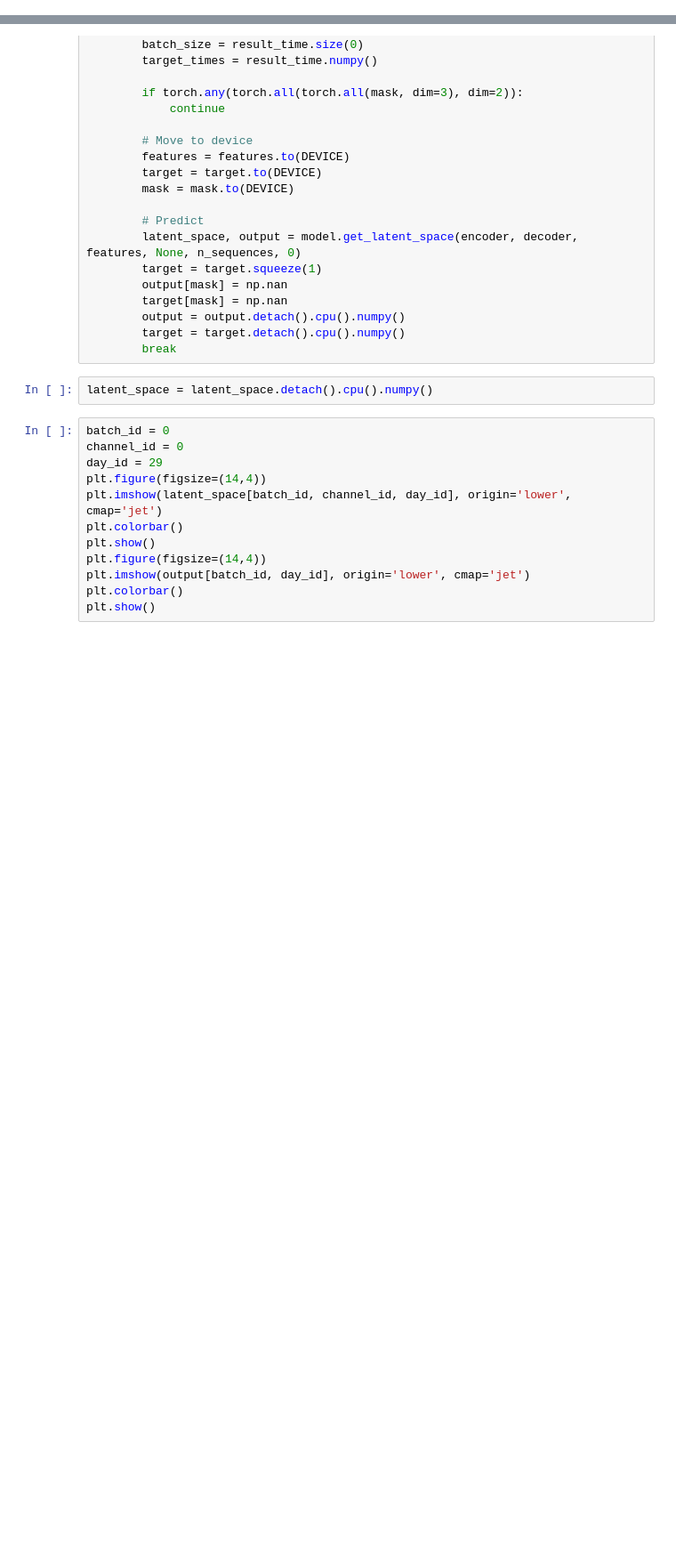
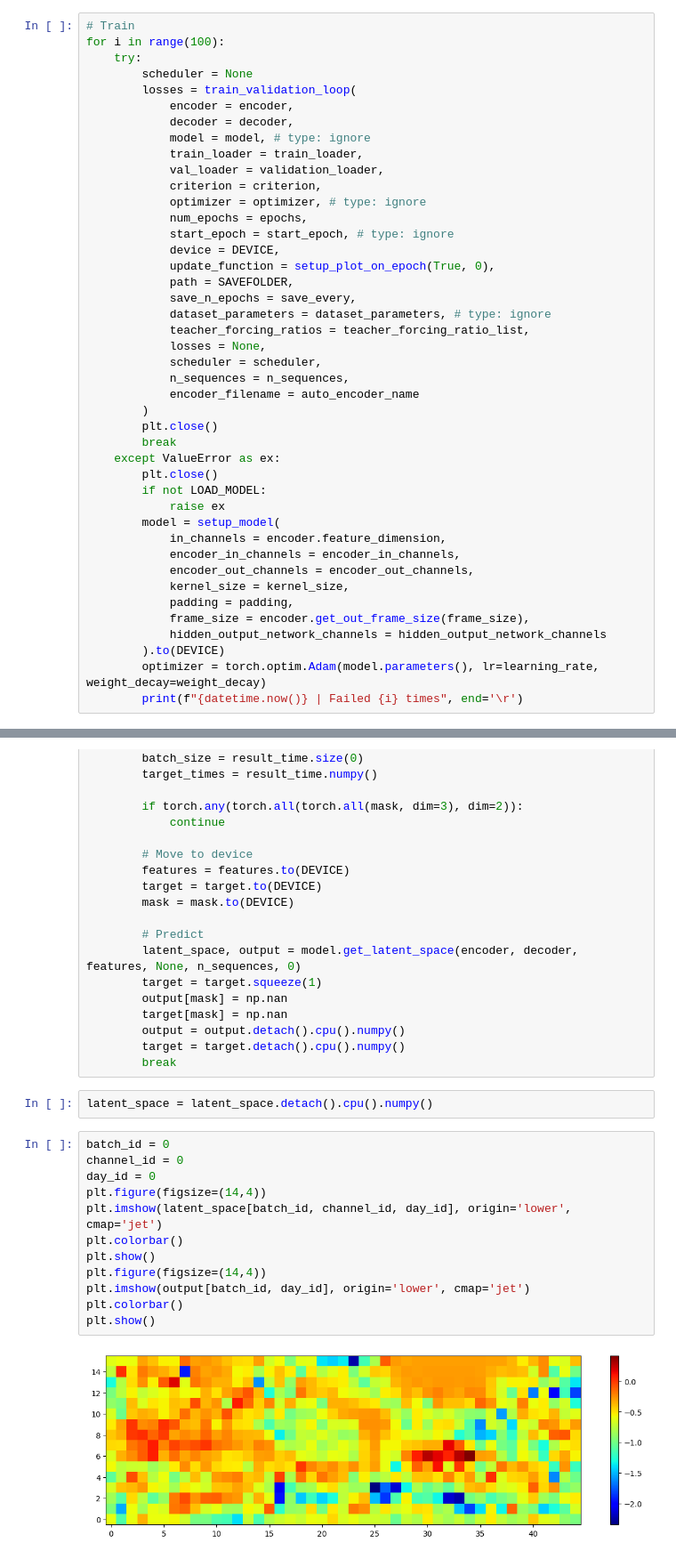
Before and after one commit to CasperTBangHansen/AltimetryForecasting, a Jupyter notebook: Models/AttentionConvLSTMAutoEncoder/train_test.ipynb, the cells around one changed output, grey strips where cells are left out. Shown at 89% size. Cells and saved outputs as stored; diff of their text form; blank space fills up the shorter version.

Commit message:
Training loop update

```diff
--- a/Models/AttentionConvLSTMAutoEncoder/train_test.ipynb
+++ b/Models/AttentionConvLSTMAutoEncoder/train_test.ipynb
@@ -366,0 +333,43 @@ Failed 16 times
+# %%
+# Train
+for i in range(100):
+    try:
+        scheduler = None
+        losses = train_validation_loop(
+            encoder = encoder,
+            decoder = decoder,
+            model = model, # type: ignore
+            train_loader = train_loader,
+            val_loader = validation_loader,
+            criterion = criterion,
+            optimizer = optimizer, # type: ignore
+            num_epochs = epochs,
+            start_epoch = start_epoch, # type: ignore
+            device = DEVICE,
+            update_function = setup_plot_on_epoch(True, 0),
+            path = SAVEFOLDER,
+            save_n_epochs = save_every,
+            dataset_parameters = dataset_parameters, # type: ignore
+            teacher_forcing_ratios = teacher_forcing_ratio_list,
+            losses = None,
+            scheduler = scheduler,
+            n_sequences = n_sequences,
+            encoder_filename = auto_encoder_name
+        )
+        plt.close()
+        break
+    except ValueError as ex:
+        plt.close()
+        if not LOAD_MODEL:
+            raise ex
+        model = setup_model(
+            in_channels = encoder.feature_dimension,
+            encoder_in_channels = encoder_in_channels,
+            encoder_out_channels = encoder_out_channels,
+            kernel_size = kernel_size,
+            padding = padding,
+            frame_size = encoder.get_out_frame_size(frame_size),
+            hidden_output_network_channels = hidden_output_network_channels
+        ).to(DEVICE)
+        optimizer = torch.optim.Adam(model.parameters(), lr=learning_rate, weight_decay=weight_decay)
+        print(f"{datetime.now()} | Failed {i} times", end='\r')
@@ -393,12 +404,14 @@ latent_space = latent_space.detach().cpu().numpy()
 # %%
 batch_id = 0
 channel_id = 0
-day_id = 29
+day_id = 0
 plt.figure(figsize=(14,4))
 plt.imshow(latent_space[batch_id, channel_id, day_id], origin='lower', cmap='jet')
 plt.colorbar()
 plt.show()
 plt.figure(figsize=(14,4))
 plt.imshow(output[batch_id, day_id], origin='lower', cmap='jet')
 plt.colorbar()
 plt.show()
+# %% [output]
+[figure, added]
```
Also changed, not shown: parts of 9 cells of this notebook, 1 other file.
